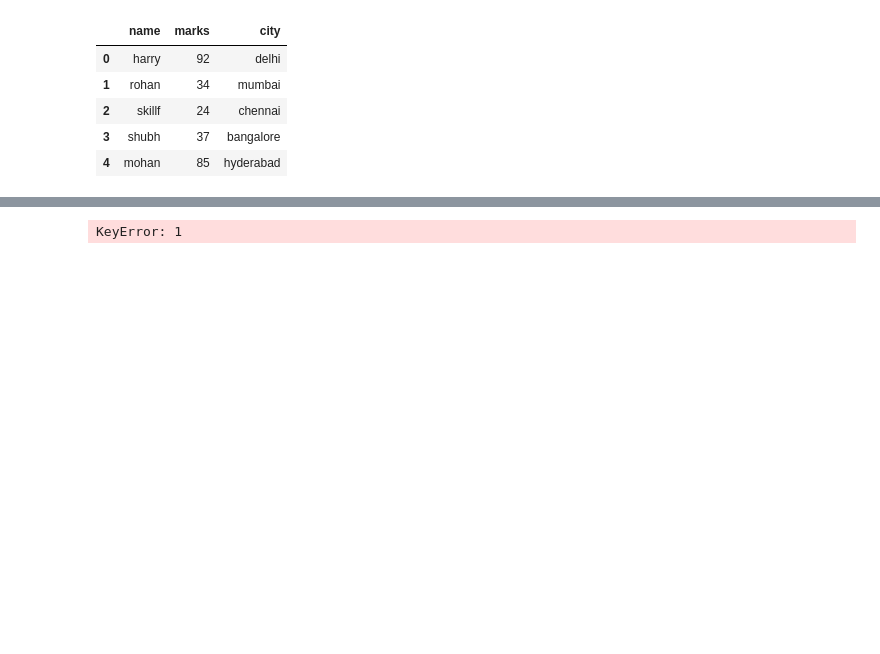
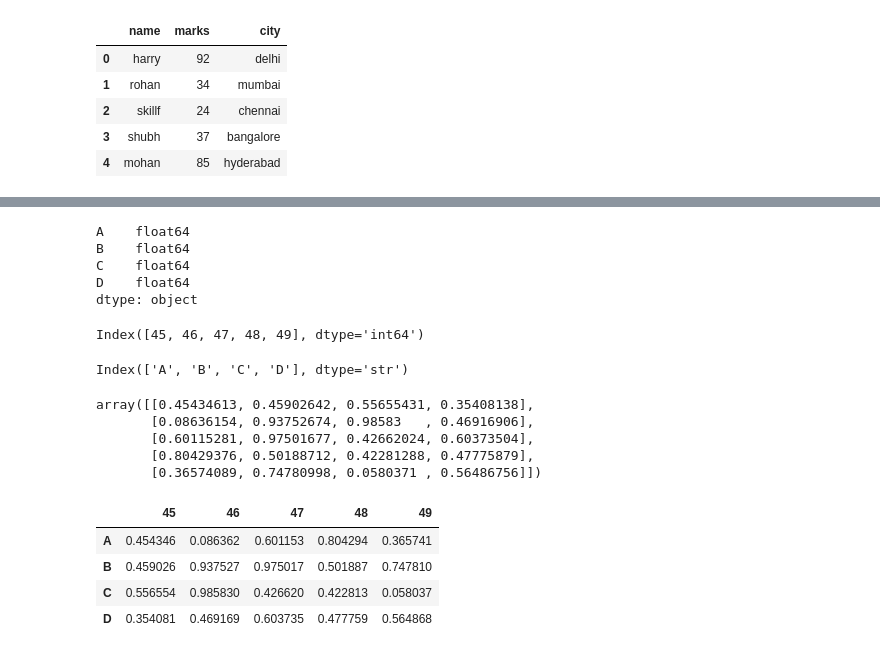
Before and after one commit to Khyaliram-ai/AI-DataScience-Portfolio, a Jupyter notebook: Pandas_Basic/youtube.ipynb, the cells around one changed output, grey strips where cells are left out. Cells and saved outputs as stored; diff of their text form; code cells hidden in the pictures; blank space fills up the shorter version.

```diff
--- a/Pandas_Basic/youtube.ipynb
+++ b/Pandas_Basic/youtube.ipynb
@@ -182,4 +182,32 @@ newdf.describe()
-# %%
-newdf.iloc[0, 0] = "sonu"
-# %% [output]
-KeyError: 1
+# %%
+newdf.dtypes
+# %% [output]
+A    float64
+B    float64
+C    float64
+D    float64
+dtype: object
+# %%
+newdf.index
+# %% [output]
+Index([45, 46, 47, 48, 49], dtype='int64')
+# %%
+newdf.columns
+# %% [output]
+Index(['A', 'B', 'C', 'D'], dtype='str')
+# %%
+newdf.to_numpy()
+# %% [output]
+array([[0.45434613, 0.45902642, 0.55655431, 0.35408138],
+       [0.08636154, 0.93752674, 0.98583   , 0.46916906],
+       [0.60115281, 0.97501677, 0.42662024, 0.60373504],
+       [0.80429376, 0.50188712, 0.42281288, 0.47775879],
+       [0.36574089, 0.74780998, 0.0580371 , 0.56486756]])
+# %%
+newdf.T
+# %% [output]
+|  | 45 | 46 | 47 | 48 | 49 |
+| A | 0.454346 | 0.086362 | 0.601153 | 0.804294 | 0.365741 |
+| B | 0.459026 | 0.937527 | 0.975017 | 0.501887 | 0.747810 |
+| C | 0.556554 | 0.985830 | 0.426620 | 0.422813 | 0.058037 |
+| D | 0.354081 | 0.469169 | 0.603735 | 0.477759 | 0.564868 |
```
Also changed, not shown: parts of 10 cells of this notebook.
